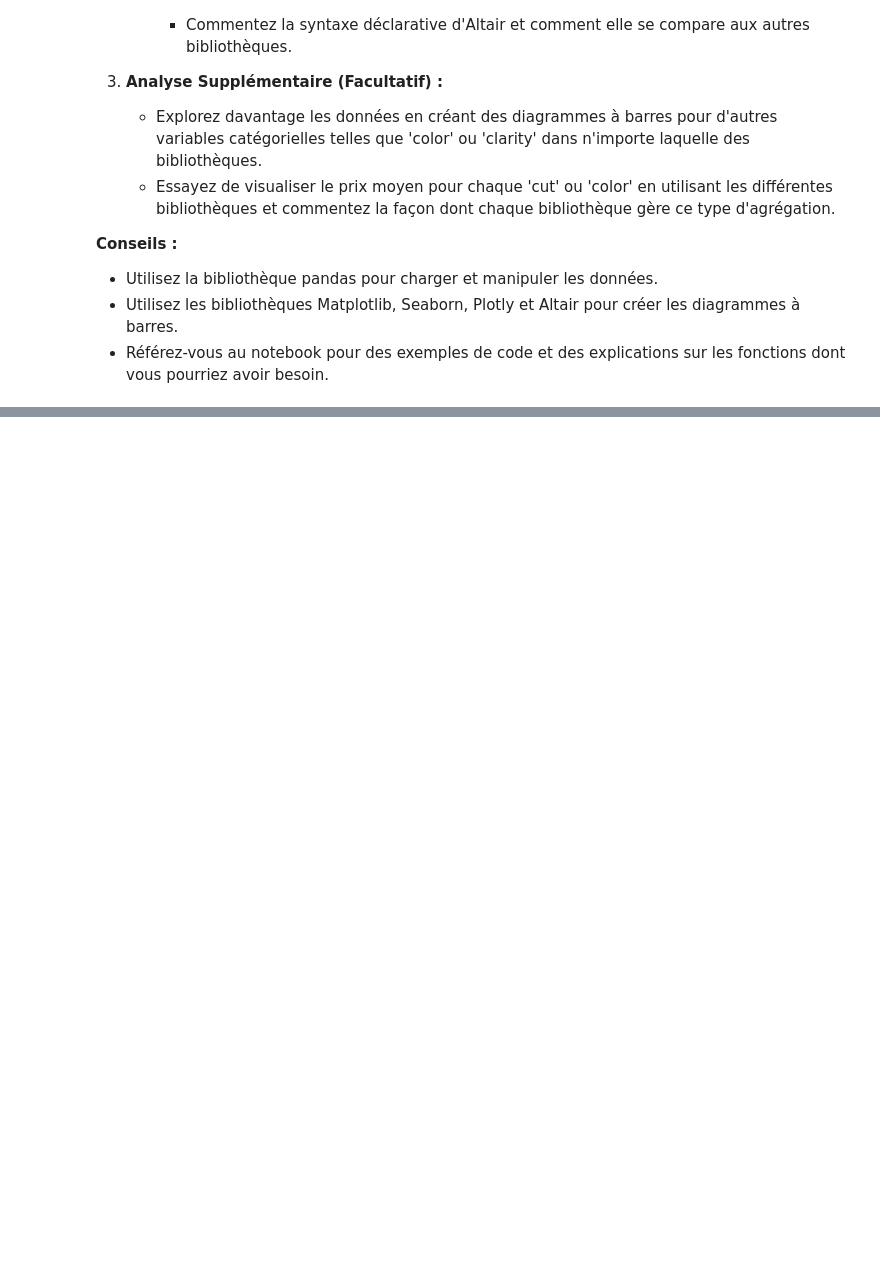
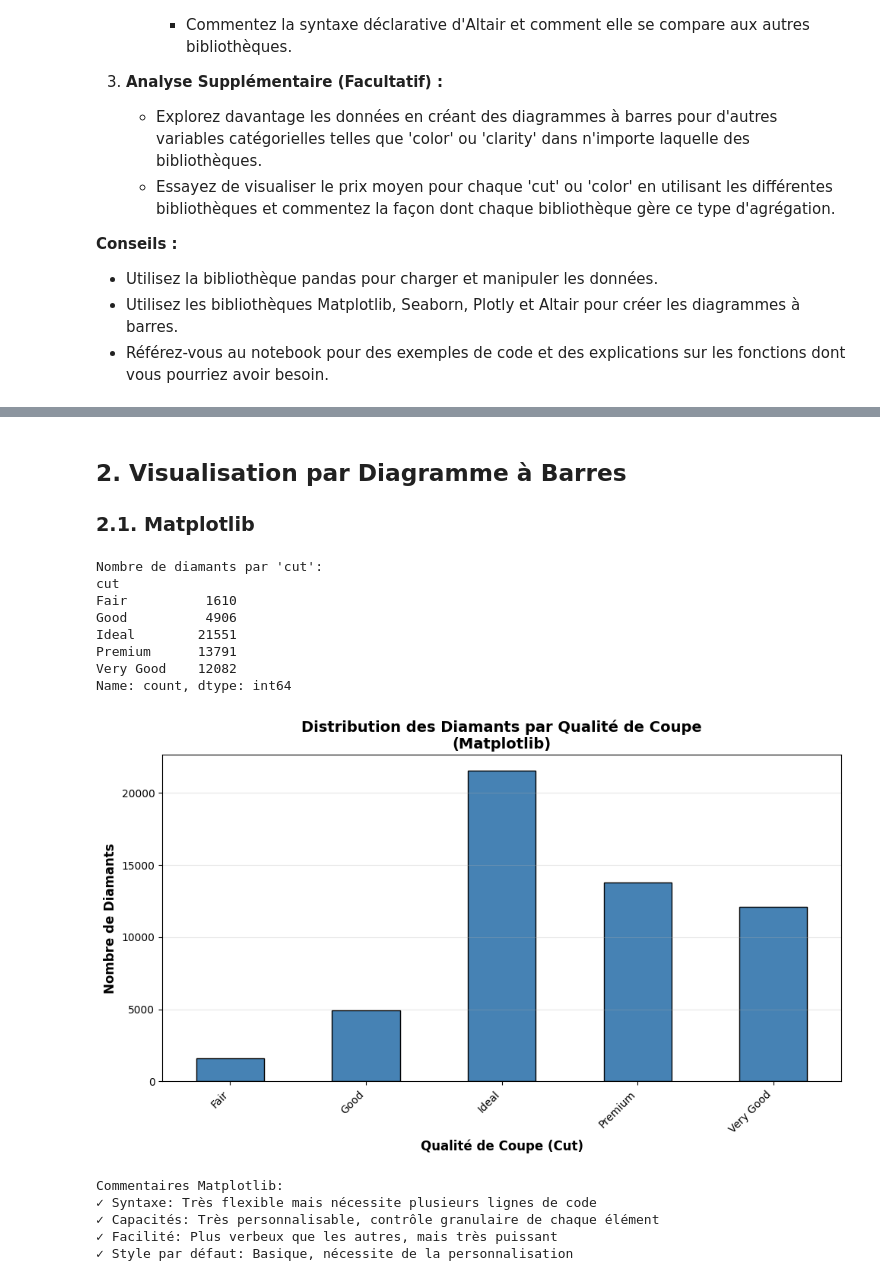
Before and after one commit to rosanajurdi/Data_Visualization_Course_2026, a Jupyter notebook: lab-sessions/lab2-barplots.ipynb, the cells around one changed output, grey strips where cells are left out. Saved outputs shown, nothing was run; the diff lists cells and outputs as text; code cells hidden in the pictures; blank space fills up the shorter version.

Commit message:
lab2 : - Add final answer and all graph for the second lab

```diff
--- a/lab-sessions/lab2-barplots.ipynb
+++ b/lab-sessions/lab2-barplots.ipynb
@@ -88,0 +99,20 @@ Vous disposez d'un ensemble de données contenant des informations sur divers di
+# %%
+# Charger les données
+url = "https://raw.githubusercontent.com/TrainingByPackt/Interactive-Data-Visualization-with-Python/master/datasets/diamonds.csv"
+df = pd.read_csv(url)
+
+# Afficher les 5 premières lignes
+print("5 premières lignes du dataset:")
+print(df.head())
+
+# Noms des colonnes et types de données
+print("\nNoms des colonnes et types de données:")
+print(df.dtypes)
+
+# Afficher les 10 premières lignes
+print("\n10 premières lignes du dataset:")
+print(df.head(10))
+
+print(f"\nDimensions du dataset: {df.shape}")
+print(f"\nStatistiques descriptives:")
+print(df.describe())
@@ -88,0 +137,35 @@ Vous disposez d'un ensemble de données contenant des informations sur divers di
+# %% [markdown]
+## 2. Visualisation par Diagramme à Barres
+
+### 2.1. Matplotlib
+# %%
+# Préparer les données pour le diagramme à barres
+diamonds_by_cut = df['cut'].value_counts().sort_index()
+print("Nombre de diamants par 'cut':")
+print(diamonds_by_cut)
+
+# Créer le diagramme à barres avec Matplotlib
+fig, ax = plt.subplots(figsize=(10, 6))
+diamonds_by_cut.plot(kind='bar', ax=ax, color='steelblue', edgecolor='black')
+ax.set_xlabel('Qualité de Coupe (Cut)', fontsize=12, fontweight='bold')
+ax.set_ylabel('Nombre de Diamants', fontsize=12, fontweight='bold')
+ax.set_title('Distribution des Diamants par Qualité de Coupe\n(Matplotlib)', fontsize=14, fontweight='bold')
+ax.grid(axis='y', alpha=0.3)
+plt.xticks(rotation=45, ha='right')
+plt.tight_layout()
+plt.show()
+# %% [output]
+Nombre de diamants par 'cut':
+cut
+Fair          1610
+Good          4906
+Ideal        21551
+Premium      13791
+Very Good    12082
+Name: count, dtype: int64
+[figure, added]
+Commentaires Matplotlib:
+✓ Syntaxe: Très flexible mais nécessite plusieurs lignes de code
+✓ Capacités: Très personnalisable, contrôle granulaire de chaque élément
+✓ Facilité: Plus verbeux que les autres, mais très puissant
+✓ Style par défaut: Basique, nécessite de la personnalisation
```
Also changed, not shown: parts of 16 cells of this notebook.
